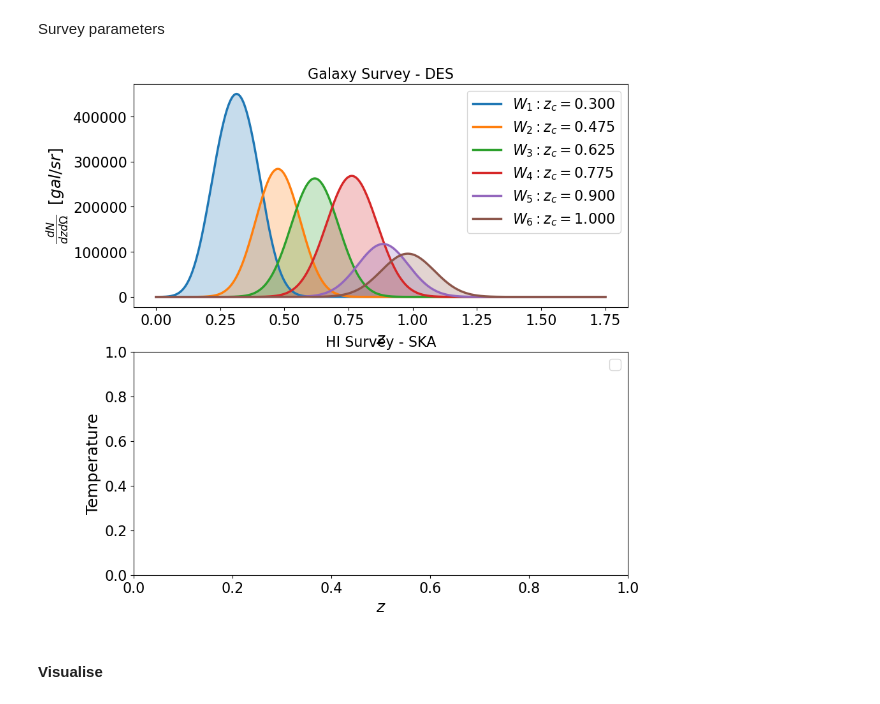
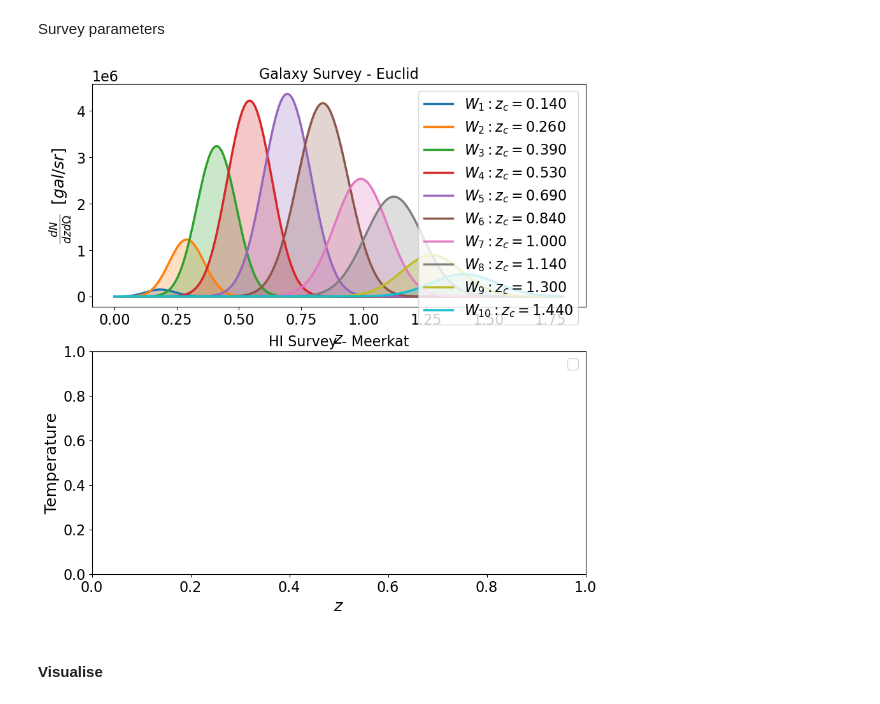
Before and after one commit to GreenTS27/Photo_Surveys-HI_IM-Fisher_Matrix, a Jupyter notebook: Fisher_Matrix_C_ell_vs_w_t.ipynb, the cells around one changed output. Cells and saved outputs as stored; diff of their text form; code cells hidden in the pictures.

```diff
--- a/Fisher_Matrix_C_ell_vs_w_t.ipynb
+++ b/Fisher_Matrix_C_ell_vs_w_t.ipynb
@@ -1297,7 +1390,7 @@ waves and radio sources
 # arr_z_central_SKA_FULL = np.array([0.4, 0.6, 0.8, 1.0, 1.2, 1.4, 1.6, 1.8, 2.0, 2.2, 2.4, 2.6, 2.8, 3.0] )
 arr_z_central_SKA = np.array([0.4, 0.5, 0.6, 0.7, 0.8, 0.9, 1.0, 1.1, 1.2, 1.3] )
 bin_width_SKA = 0.1
-sigma_z_SKA = 10**-3
+sigma_z_SKA = 10**-4
 
 nu_ref = 1420.0 # MHz, frequency of the HI line
 # arr_nu_min_SKA =  nu_ref / (arr_z_max_SKA+1)
@@ -1445,16 +1538,16 @@ plt.show()
 Choose Surveys to analyse
 # %%
 ### Galaxy Surveys
-# Survey_Gal = "Euclid"
-Survey_Gal = "DES"
+Survey_Gal = "Euclid"
+# Survey_Gal = "DES"
 # Survey_Gal = "LSST"
 
-N_bins_Gal = 6
+N_bins_Gal = 10
 
 
 ### HI Surveys
-# Survey_HI = "Meerkat"
-Survey_HI = "SKA"
+Survey_HI = "Meerkat"
+# Survey_HI = "SKA"
 
 N_bins_HI  = 0
 # %% [markdown]
@@ -1552,7 +1645,8 @@ dic_Gal_HI_id["HI"] = np.arange(N_bins_Gal, N_bins_Total, 1)
 
 
 # Calculate Window functions
-arr_zs = np.linspace(0, 1.75, 1000)
+# arr_zs = np.linspace(0, 1.75, 1000)
+arr_zs = np.linspace(0, np.max(arr_z_central) + 2*np.max(arr_bin_width), 1000)
 
 # arr_sigma_z = sigma_val*(1+arr_zs)
 arr_sigma_z = np.zeros(N_bins_Total)
@@ -1591,24 +1685,24 @@ Data_arr_zs_full= np.zeros( (int(N_bins_Total*(N_bins_Total+1)/2), 2) )   # The
 Data_arr_indices_full = np.zeros( (int(N_bins_Total*(N_bins_Total+1)/2), 2) )
 count = 0
 for i in range(N_bins_Total):
 
     z_c_i = arr_z_central[i]
     Data_arr_zs_auto[i] = np.array( [z_c_i, z_c_i] )
 
     for j in range( N_bins_Total -i ):
         z_c_j = arr_z_central[i+j]  # We do i+j since we don't want to repeat combinations
         Data_arr_zs_full[count] = np.array( [z_c_i, z_c_j] )
         Data_arr_indices_full[count] = np.array( [i, i+j] )
         count+=1
 
 
 # ic(Data_arr_zs_full)
 # ic((len(Data_arr_zs_full)))
 # ic(len(z_bin_Matrix(Data_arr_zs_full)))
 
 # ic(Data_arr_indices_full)
 # %% [output]
-[figure, old version]
+[figure, new version]
 # %% [markdown]
 #### Visualise
 # %%
```
Also changed, not shown: parts of 16 cells of this notebook, 1 other file.
